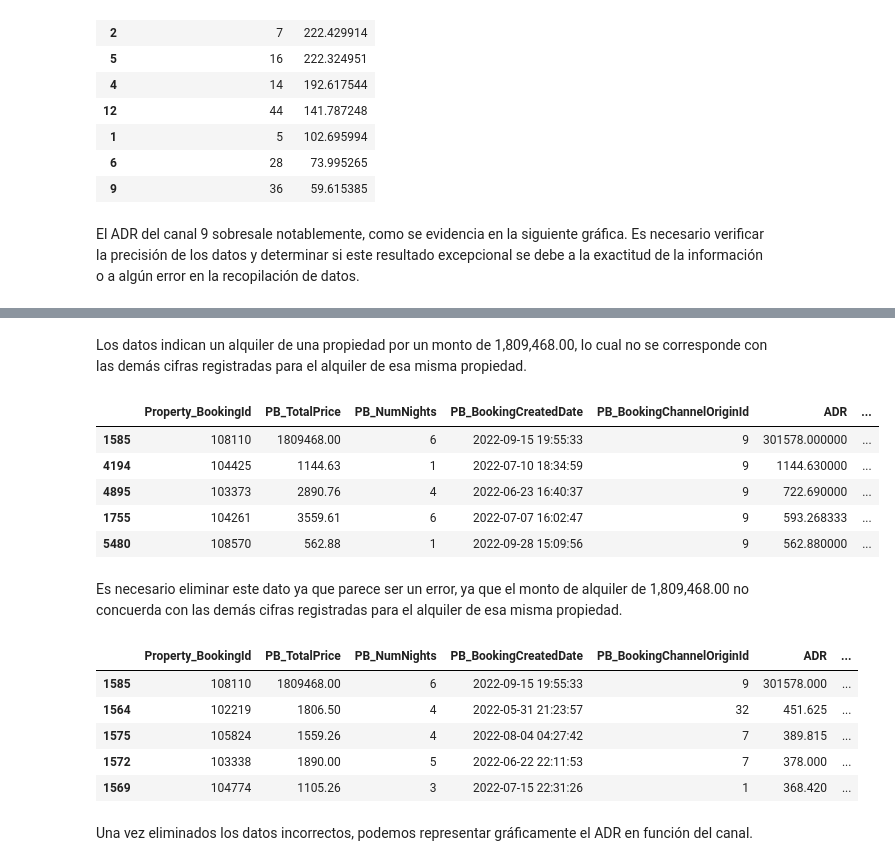
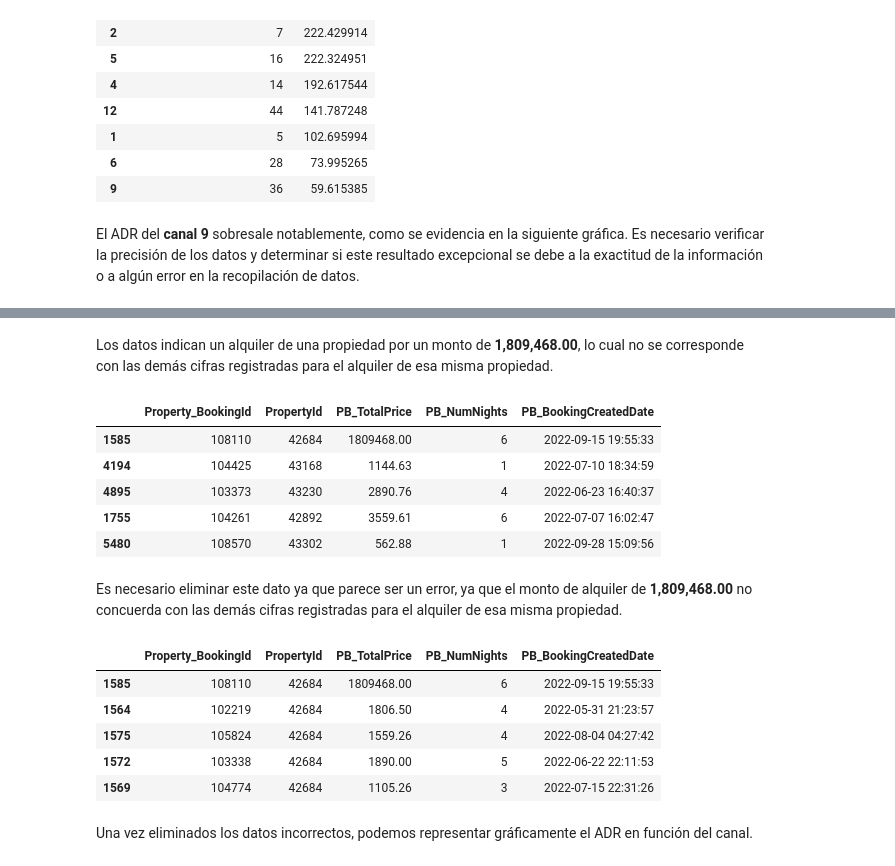
Before and after one commit to davidsosaolea/Stay-Unique, a Jupyter notebook: Gestión de propiedades y reservas_2.ipynb, the cells around one changed output, grey strips where cells are left out. Cells and saved outputs as stored; diff of their text form; code cells hidden in the pictures.

```diff
--- a/Gestión de propiedades y reservas_2.ipynb
+++ b/Gestión de propiedades y reservas_2.ipynb
@@ -440,7 +417,7 @@ df_adr_promedio_por_canal
 | 6 | 28 | 73.995265 |
 | 9 | 36 | 59.615385 |
 # %% [markdown]
-El ADR del canal 9 sobresale notablemente, como se evidencia en la siguiente gráfica. Es necesario verificar la precisión de los datos y determinar si este resultado excepcional se debe a la exactitud de la información o a algún error en la recopilación de datos.
+El ADR del **canal 9** sobresale notablemente, como se evidencia en la siguiente gráfica. Es necesario verificar la precisión de los datos y determinar si este resultado excepcional se debe a la exactitud de la información o a algún error en la recopilación de datos.
 # %%
 import plotly.express as px
 
@@ -455,39 +438,39 @@ fig.show()
 # %% [output]
 [interactive output not drawn]
 # %% [markdown]
-Los datos indican un alquiler de una propiedad por un monto de 1,809,468.00, lo cual no se corresponde con las demás cifras registradas para el alquiler de esa misma propiedad.
+Los datos indican un alquiler de una propiedad por un monto de **1,809,468.00**, lo cual no se corresponde con las demás cifras registradas para el alquiler de esa misma propiedad.
 # %%
-# Suponiendo que tienes el DataFrame resultado_union_2
+# Filtra 'PB_BookingChannelOriginId' igual a 9
 resultado_filtrado = resultado_union_2[resultado_union_2['PB_BookingChannelOriginId'] == 9]
 
 # Muestra el DataFrame filtrado
 # Muestra el DataFrame resultante
 resultado_filtrado = resultado_filtrado.sort_values(by='ADR', ascending=False)
-resultado_filtrado.head(5)
+resultado_filtrado[['Property_BookingId','PropertyId','PB_TotalPrice','PB_NumNights','PB_BookingCreatedDate']].head(5)
 # %% [output]
-|  | Property_BookingId | PB_TotalPrice | PB_NumNights | PB_BookingCreatedDate | PB_BookingChannelOriginId | ADR | ... |
-| 1585 | 108110 | 1809468.00 | 6 | 2022-09-15 19:55:33 | 9 | 301578.000000 | ... |
-| 4194 | 104425 | 1144.63 | 1 | 2022-07-10 18:34:59 | 9 | 1144.630000 | ... |
-| 4895 | 103373 | 2890.76 | 4 | 2022-06-23 16:40:37 | 9 | 722.690000 | ... |
-| 1755 | 104261 | 3559.61 | 6 | 2022-07-07 16:02:47 | 9 | 593.268333 | ... |
-| 5480 | 108570 | 562.88 | 1 | 2022-09-28 15:09:56 | 9 | 562.880000 | ... |
+|  | Property_BookingId | PropertyId | PB_TotalPrice | PB_NumNights | PB_BookingCreatedDate |
+| 1585 | 108110 | 42684 | 1809468.00 | 6 | 2022-09-15 19:55:33 |
+| 4194 | 104425 | 43168 | 1144.63 | 1 | 2022-07-10 18:34:59 |
+| 4895 | 103373 | 43230 | 2890.76 | 4 | 2022-06-23 16:40:37 |
+| 1755 | 104261 | 42892 | 3559.61 | 6 | 2022-07-07 16:02:47 |
+| 5480 | 108570 | 43302 | 562.88 | 1 | 2022-09-28 15:09:56 |
 # %% [markdown]
-Es necesario eliminar este dato ya que parece ser un error, ya que el monto de alquiler de 1,809,468.00 no concuerda con las demás cifras registradas para el alquiler de esa misma propiedad.
+Es necesario eliminar este dato ya que parece ser un error, ya que el monto de alquiler de **1,809,468.00** no concuerda con las demás cifras registradas para el alquiler de esa misma propiedad.
 # %%
-# Suponiendo que tienes el DataFrame resultado_union_2
+# Filtra PropertyId
 resultado_filtrado = resultado_union_2[resultado_union_2['PropertyId'] == 42684]
 
 # Muestra el DataFrame filtrado
 # Muestra el DataFrame resultante
 resultado_filtrado = resultado_filtrado.sort_values(by='ADR', ascending=False)
-resultado_filtrado.head(5)
+resultado_filtrado[['Property_BookingId','PropertyId','PB_TotalPrice','PB_NumNights','PB_BookingCreatedDate']].head(5)
 # %% [output]
-|  | Property_BookingId | PB_TotalPrice | PB_NumNights | PB_BookingCreatedDate | PB_BookingChannelOriginId | ADR | ... |
-| 1585 | 108110 | 1809468.00 | 6 | 2022-09-15 19:55:33 | 9 | 301578.000 | ... |
-| 1564 | 102219 | 1806.50 | 4 | 2022-05-31 21:23:57 | 32 | 451.625 | ... |
-| 1575 | 105824 | 1559.26 | 4 | 2022-08-04 04:27:42 | 7 | 389.815 | ... |
-| 1572 | 103338 | 1890.00 | 5 | 2022-06-22 22:11:53 | 7 | 378.000 | ... |
-| 1569 | 104774 | 1105.26 | 3 | 2022-07-15 22:31:26 | 1 | 368.420 | ... |
+|  | Property_BookingId | PropertyId | PB_TotalPrice | PB_NumNights | PB_BookingCreatedDate |
+| 1585 | 108110 | 42684 | 1809468.00 | 6 | 2022-09-15 19:55:33 |
+| 1564 | 102219 | 42684 | 1806.50 | 4 | 2022-05-31 21:23:57 |
+| 1575 | 105824 | 42684 | 1559.26 | 4 | 2022-08-04 04:27:42 |
+| 1572 | 103338 | 42684 | 1890.00 | 5 | 2022-06-22 22:11:53 |
+| 1569 | 104774 | 42684 | 1105.26 | 3 | 2022-07-15 22:31:26 |
 # %% [markdown]
 Una vez eliminados los datos incorrectos, podemos representar gráficamente el ADR en función del canal.
 # %%
```
Also changed, not shown: parts of 28 cells of this notebook, 2 other files.
